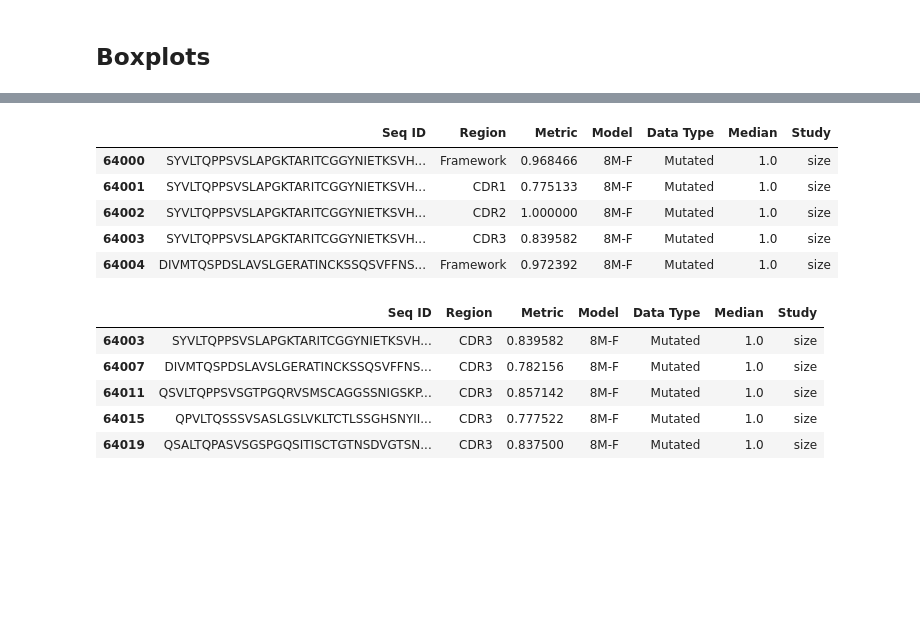
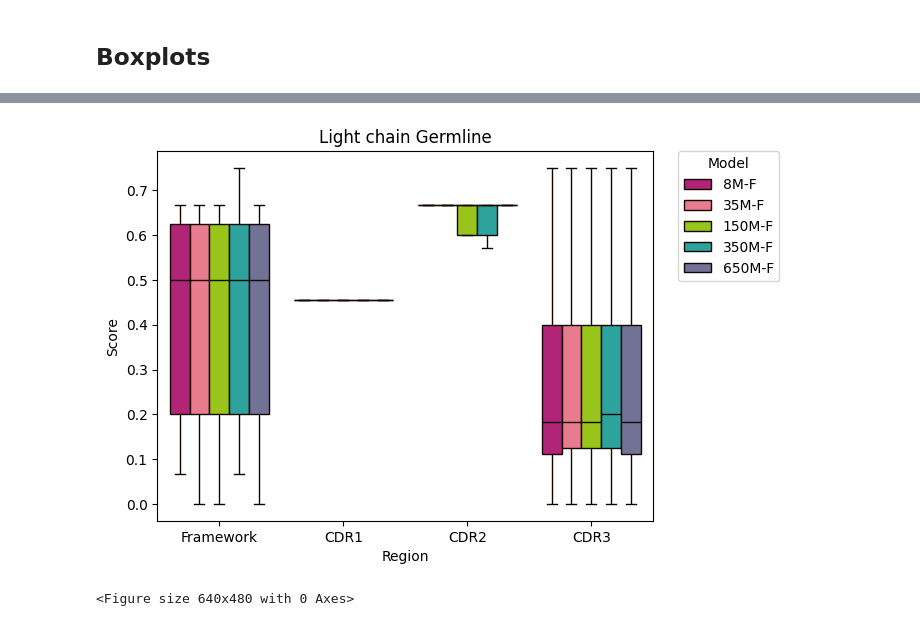
Before and after one commit to Rachel-Punter/AbLM-Metric, a Jupyter notebook: clean_ppi_plots.ipynb, the cells around one changed output, grey strips where cells are left out. Saved outputs shown, nothing was run; the diff lists cells and outputs as text; code cells hidden in the pictures; blank space fills up the shorter version.

```diff
--- a/clean_ppi_plots.ipynb
+++ b/clean_ppi_plots.ipynb
@@ -303,18 +336,14 @@ plt.savefig(f"./results/box-{study} {chain_type} Chain {data_type}.png", format
-# %%
-scores_df[scores_df["Data Type"] == data_type][scores_df["Study"]== study].head()
-# %% [output]
-|  | Seq ID | Region | Metric | Model | Data Type | Median | Study |
-| 64000 | SYVLTQPPSVSLAPGKTARITCGGYNIETKSVH... | Framework | 0.968466 | 8M-F | Mutated | 1.0 | size |
-| 64001 | SYVLTQPPSVSLAPGKTARITCGGYNIETKSVH... | CDR1 | 0.775133 | 8M-F | Mutated | 1.0 | size |
-| 64002 | SYVLTQPPSVSLAPGKTARITCGGYNIETKSVH... | CDR2 | 1.000000 | 8M-F | Mutated | 1.0 | size |
-| 64003 | SYVLTQPPSVSLAPGKTARITCGGYNIETKSVH... | CDR3 | 0.839582 | 8M-F | Mutated | 1.0 | size |
-| 64004 | DIVMTQSPDSLAVSLGERATINCKSSQSVFFNS... | Framework | 0.972392 | 8M-F | Mutated | 1.0 | size |
-# %%
-scores_df[(scores_df["Data Type"] == data_type) & (scores_df["Study"]== study) & (scores_df["Region"]=="CDR3")].head()
-# %% [output]
-|  | Seq ID | Region | Metric | Model | Data Type | Median | Study |
-| 64003 | SYVLTQPPSVSLAPGKTARITCGGYNIETKSVH... | CDR3 | 0.839582 | 8M-F | Mutated | 1.0 | size |
-| 64007 | DIVMTQSPDSLAVSLGERATINCKSSQSVFFNS... | CDR3 | 0.782156 | 8M-F | Mutated | 1.0 | size |
-| 64011 | QSVLTQPPSVSGTPGQRVSMSCAGGSSNIGSKP... | CDR3 | 0.857142 | 8M-F | Mutated | 1.0 | size |
-| 64015 | QPVLTQSSSVSASLGSLVKLTCTLSSGHSNYII... | CDR3 | 0.777522 | 8M-F | Mutated | 1.0 | size |
-| 64019 | QSALTQPASVSGSPGQSITISCTGTNSDVGTSN... | CDR3 | 0.837500 | 8M-F | Mutated | 1.0 | size |
+# %%
+from pypalettes import load_palette
+#Klein and PassionFruit are nice color palettes
+
+
+plot = sns.boxplot(x = "Region", y = calculation_type, data = scores_df[(scores_df["Data Type"] == data_type) & (scores_df["Study"] == study)], hue="Model",
+        order = ["Framework", "CDR1", "CDR2", "CDR3"], showfliers = False, palette=load_palette("PassionFruit"), linecolor = "#140700").set(title = f"{chain_type} chain {data_type}")
+plt.legend(bbox_to_anchor=(1.05, 1), loc='upper left', borderaxespad=0, title='Model')
+plt.ylabel(calculation_type)
+plt.show()
+plt.savefig(f"./results/box-{study} {chain_type} Chain {data_type}.png", format = "png")
+# %% [output]
+[figure, added]
+<Figure size 640x480 with 0 Axes>
```
Also changed, not shown: parts of 20 cells of this notebook.
